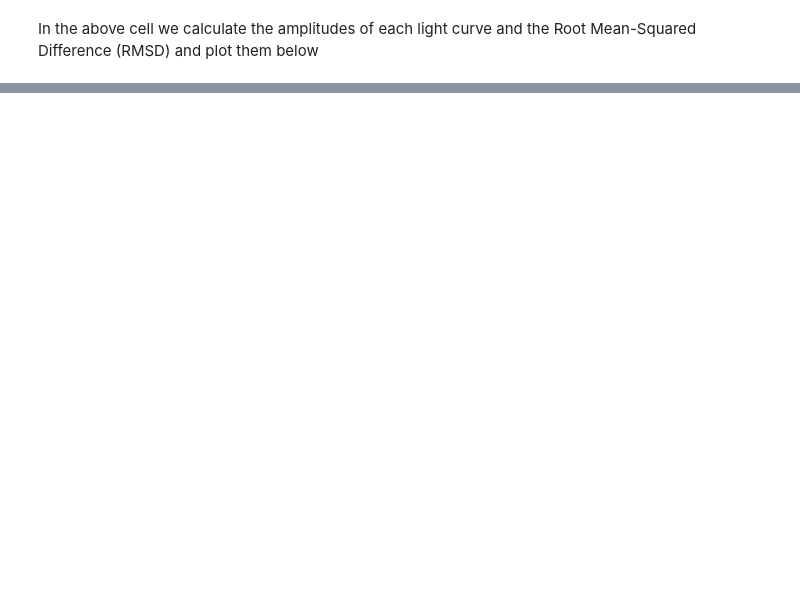
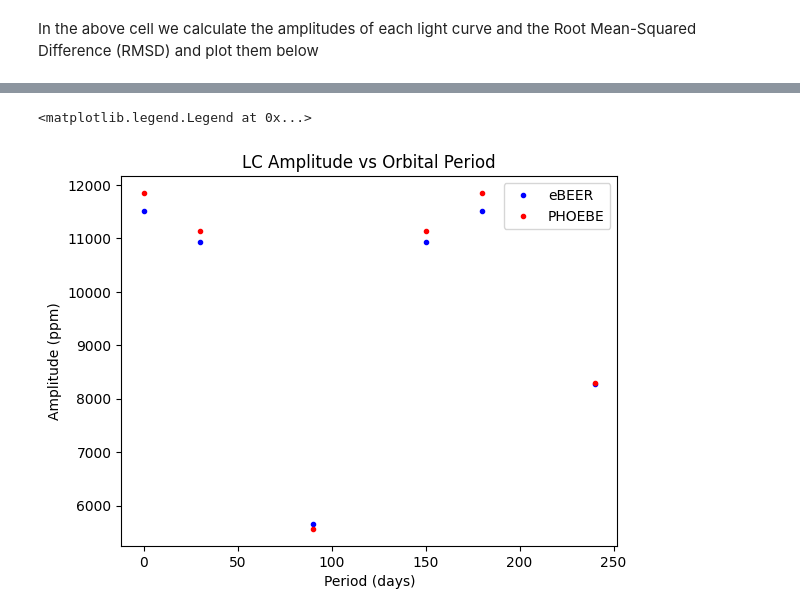
Before and after one commit to kpenev/TESS_EB_Bayesian, a Jupyter notebook: eBEER_testing/PHOEBEUnitTesting.ipynb, the cells around one changed output, grey strips where cells are left out. Saved outputs shown, nothing was run; the diff lists cells and outputs as text; code cells hidden in the pictures; blank space fills up the shorter version.

```diff
--- a/eBEER_testing/PHOEBEUnitTesting.ipynb
+++ b/eBEER_testing/PHOEBEUnitTesting.ipynb
@@ -212,9 +297,12 @@ plt.title('sys_config')
 # %%
-plt.plot(periods, eBEER_Ampl, 'b.', label= 'eBEER')
-plt.plot(periods, PHOEBE_Ampl, 'r.', label= 'PHOEBE')
-plt.xscale('log')
-plt.yscale('log')
+plt.plot(per0s, ebeer_ampl, 'b.', label= 'eBEER')
+plt.plot(per0s, phoebe_ampl, 'r.', label= 'PHOEBE')
+#plt.xscale('log')
+#plt.yscale('log')
 plt.xlabel('Period (days)')
 plt.ylabel('Amplitude (ppm)')
 plt.title('LC Amplitude vs Orbital Period')
 plt.legend()
+# %% [output]
+<matplotlib.legend.Legend at 0x...>
+[figure, added]
```
Also changed, not shown: parts of 5 cells of this notebook, 17 other files.
